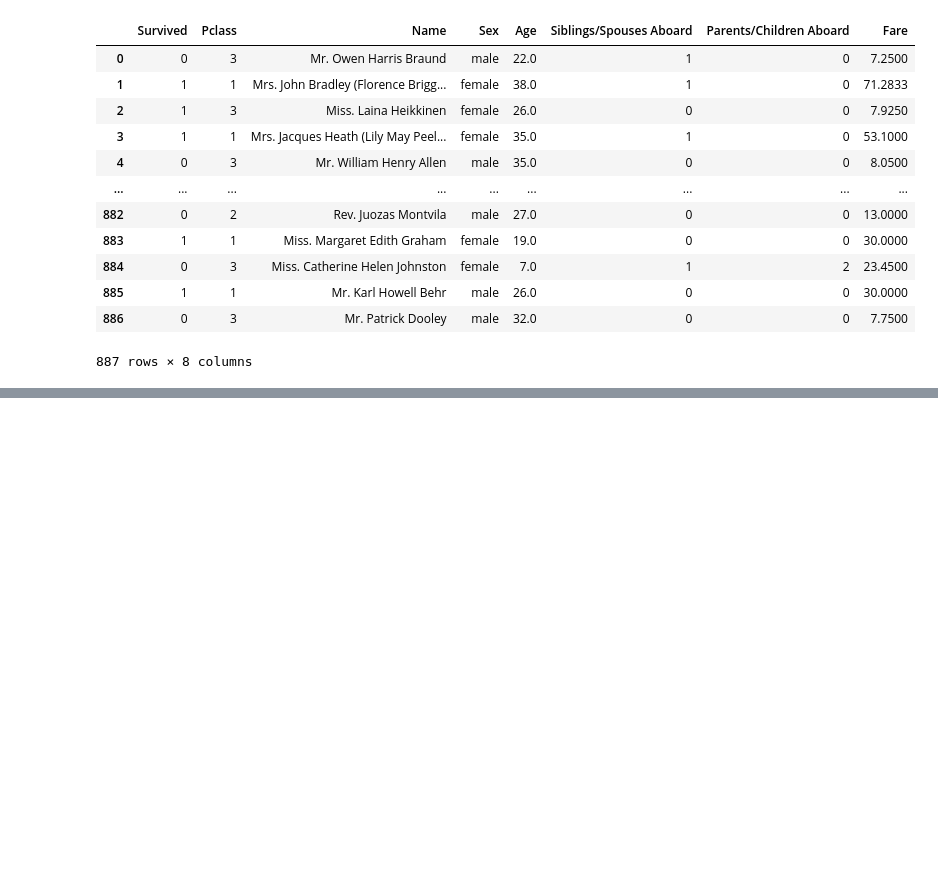
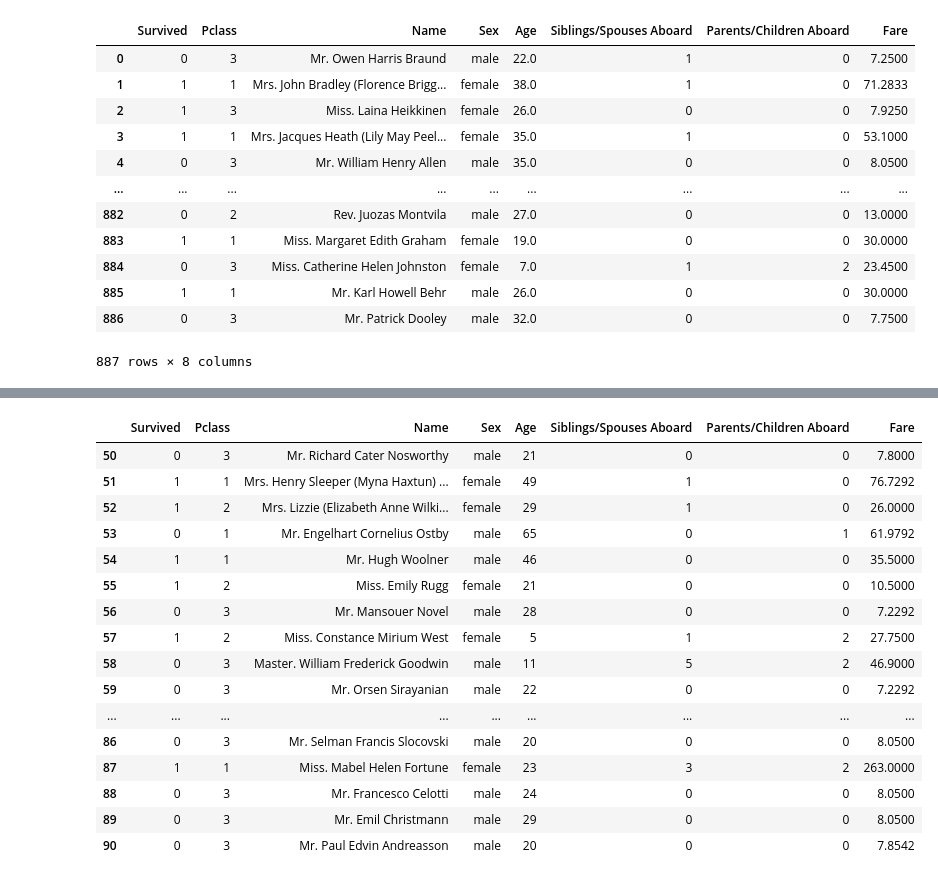
Before and after one commit to ferdinosaurus/basic-machine-learning-AI-INDONESIA, a Jupyter notebook: Pert 1/myPert1.ipynb, the cells around one changed output, grey strips where cells are left out. Drawn from its saved outputs; the diff is of its cells as text; code cells hidden in the pictures; blank space fills up the shorter version.

```diff
--- a/Pert 1/myPert1.ipynb
+++ b/Pert 1/myPert1.ipynb
@@ -20,0 +139,20 @@ data
+# %%
+data_titanic.loc[50:90]
+# %% [output]
+|  | Survived | Pclass | Name | Sex | Age | Siblings/Spouses Aboard | Parents/Children Aboard | Fare |
+| 50 | 0 | 3 | Mr. Richard Cater Nosworthy | male | 21 | 0 | 0 | 7.8000 |
+| 51 | 1 | 1 | Mrs. Henry Sleeper (Myna Haxtun) ... | female | 49 | 1 | 0 | 76.7292 |
+| 52 | 1 | 2 | Mrs. Lizzie (Elizabeth Anne Wilki... | female | 29 | 1 | 0 | 26.0000 |
+| 53 | 0 | 1 | Mr. Engelhart Cornelius Ostby | male | 65 | 0 | 1 | 61.9792 |
+| 54 | 1 | 1 | Mr. Hugh Woolner | male | 46 | 0 | 0 | 35.5000 |
+| 55 | 1 | 2 | Miss. Emily Rugg | female | 21 | 0 | 0 | 10.5000 |
+| 56 | 0 | 3 | Mr. Mansouer Novel | male | 28 | 0 | 0 | 7.2292 |
+| 57 | 1 | 2 | Miss. Constance Mirium West | female | 5 | 1 | 2 | 27.7500 |
+| 58 | 0 | 3 | Master. William Frederick Goodwin | male | 11 | 5 | 2 | 46.9000 |
+| 59 | 0 | 3 | Mr. Orsen Sirayanian | male | 22 | 0 | 0 | 7.2292 |
+| ... | ... | ... | ... | ... | ... | ... | ... | ... |
+| 86 | 0 | 3 | Mr. Selman Francis Slocovski | male | 20 | 0 | 0 | 8.0500 |
+| 87 | 1 | 1 | Miss. Mabel Helen Fortune | female | 23 | 3 | 2 | 263.0000 |
+| 88 | 0 | 3 | Mr. Francesco Celotti | male | 24 | 0 | 0 | 8.0500 |
+| 89 | 0 | 3 | Mr. Emil Christmann | male | 29 | 0 | 0 | 8.0500 |
+| 90 | 0 | 3 | Mr. Paul Edvin Andreasson | male | 20 | 0 | 0 | 7.8542 |
```
Also changed, not shown: parts of 11 cells of this notebook.
